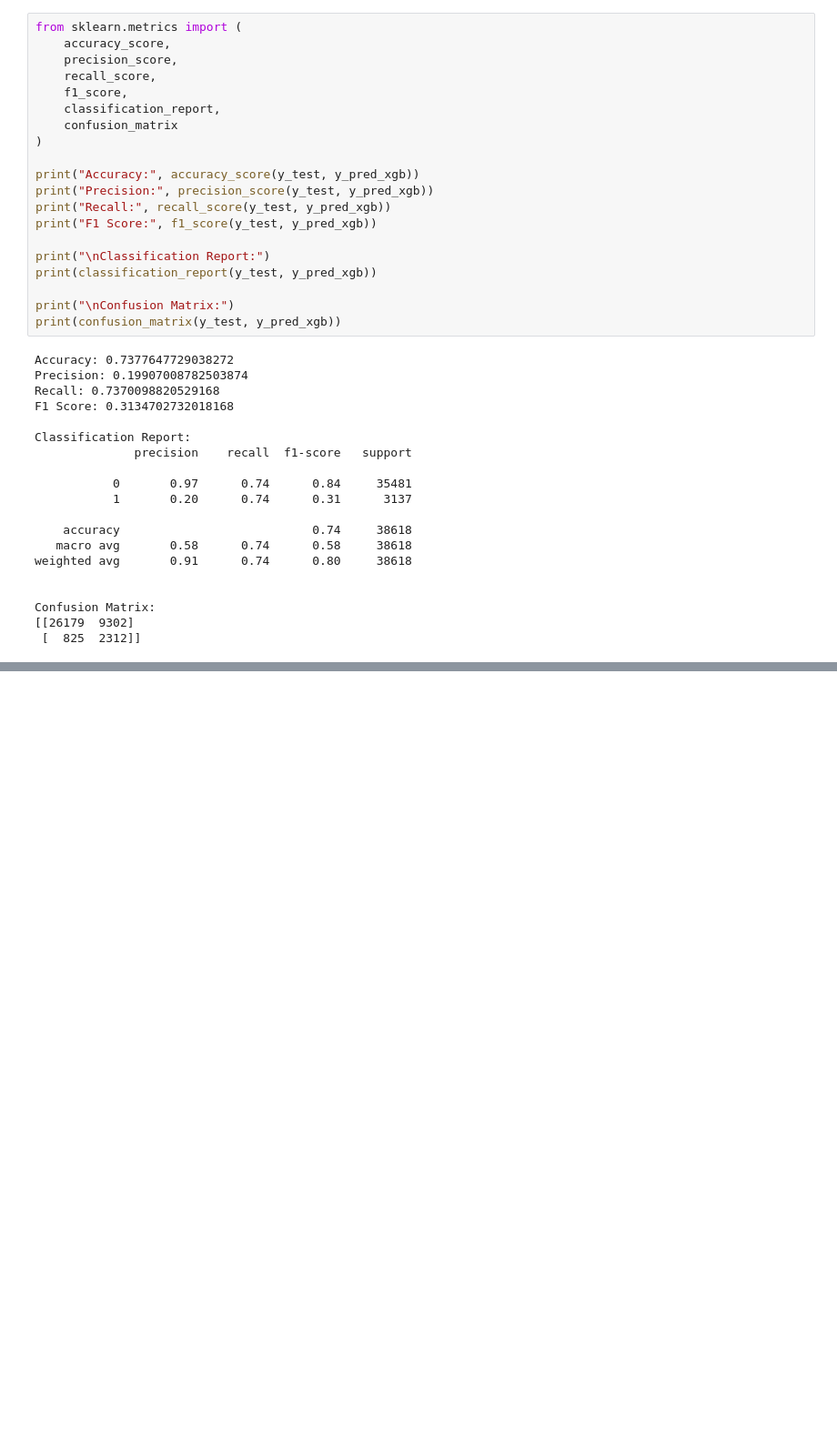
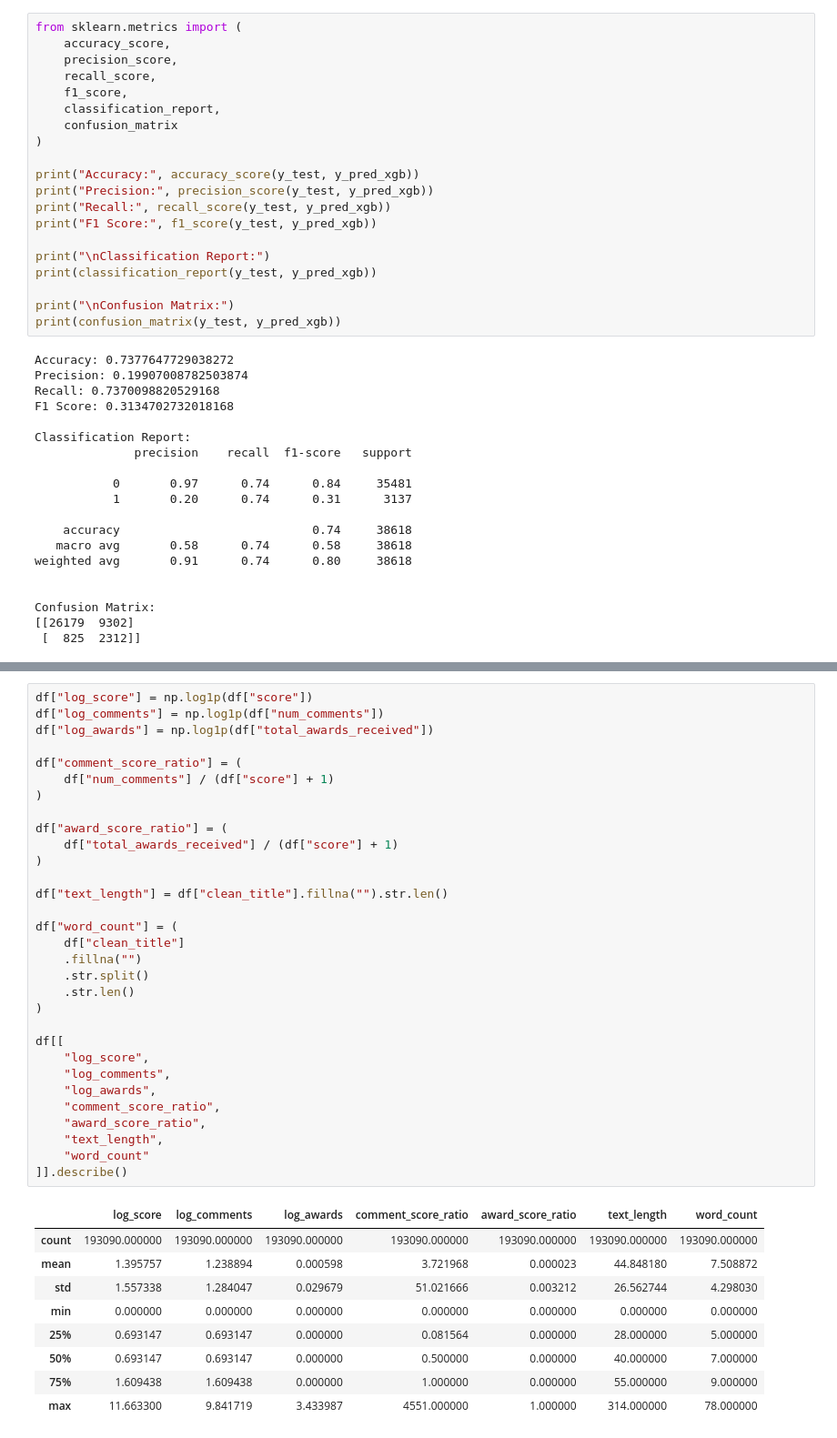
Before and after one commit to raina1234-a/Reddit-Post-Analysis-and-Moderation-Classifier, a Jupyter notebook: reddit_postClassification.ipynb, the cells around one changed output, grey strips where cells are left out. Shown at 91% size. Cells and saved outputs as stored; diff of their text form; blank space fills up the shorter version.

```diff
--- a/reddit_postClassification.ipynb
+++ b/reddit_postClassification.ipynb
@@ -565,0 +699,41 @@ Confusion Matrix:
+# %%
+df["log_score"] = np.log1p(df["score"])
+df["log_comments"] = np.log1p(df["num_comments"])
+df["log_awards"] = np.log1p(df["total_awards_received"])
+
+df["comment_score_ratio"] = (
+    df["num_comments"] / (df["score"] + 1)
+)
+
+df["award_score_ratio"] = (
+    df["total_awards_received"] / (df["score"] + 1)
+)
+
+df["text_length"] = df["clean_title"].fillna("").str.len()
+
+df["word_count"] = (
+    df["clean_title"]
+    .fillna("")
+    .str.split()
+    .str.len()
+)
+
+df[[
+    "log_score",
+    "log_comments",
+    "log_awards",
+    "comment_score_ratio",
+    "award_score_ratio",
+    "text_length",
+    "word_count"
+]].describe()
+# %% [output]
+|  | log_score | log_comments | log_awards | comment_score_ratio | award_score_ratio | text_length | word_count |
+| count | 193090.000000 | 193090.000000 | 193090.000000 | 193090.000000 | 193090.000000 | 193090.000000 | 193090.000000 |
+| mean | 1.395757 | 1.238894 | 0.000598 | 3.721968 | 0.000023 | 44.848180 | 7.508872 |
+| std | 1.557338 | 1.284047 | 0.029679 | 51.021666 | 0.003212 | 26.562744 | 4.298030 |
+| min | 0.000000 | 0.000000 | 0.000000 | 0.000000 | 0.000000 | 0.000000 | 0.000000 |
+| 25% | 0.693147 | 0.693147 | 0.000000 | 0.081564 | 0.000000 | 28.000000 | 5.000000 |
+| 50% | 0.693147 | 0.693147 | 0.000000 | 0.500000 | 0.000000 | 40.000000 | 7.000000 |
+| 75% | 1.609438 | 1.609438 | 0.000000 | 1.000000 | 0.000000 | 55.000000 | 9.000000 |
+| max | 11.663300 | 9.841719 | 3.433987 | 4551.000000 | 1.000000 | 314.000000 | 78.000000 |
```
Also changed, not shown: parts of 16 cells of this notebook.
